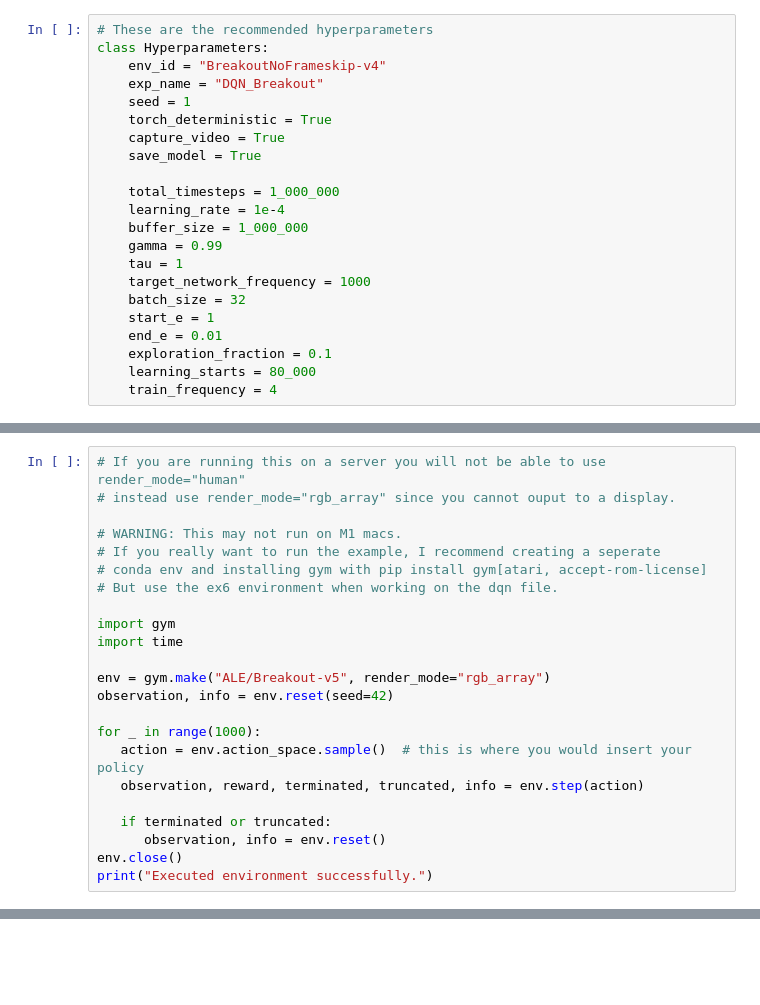
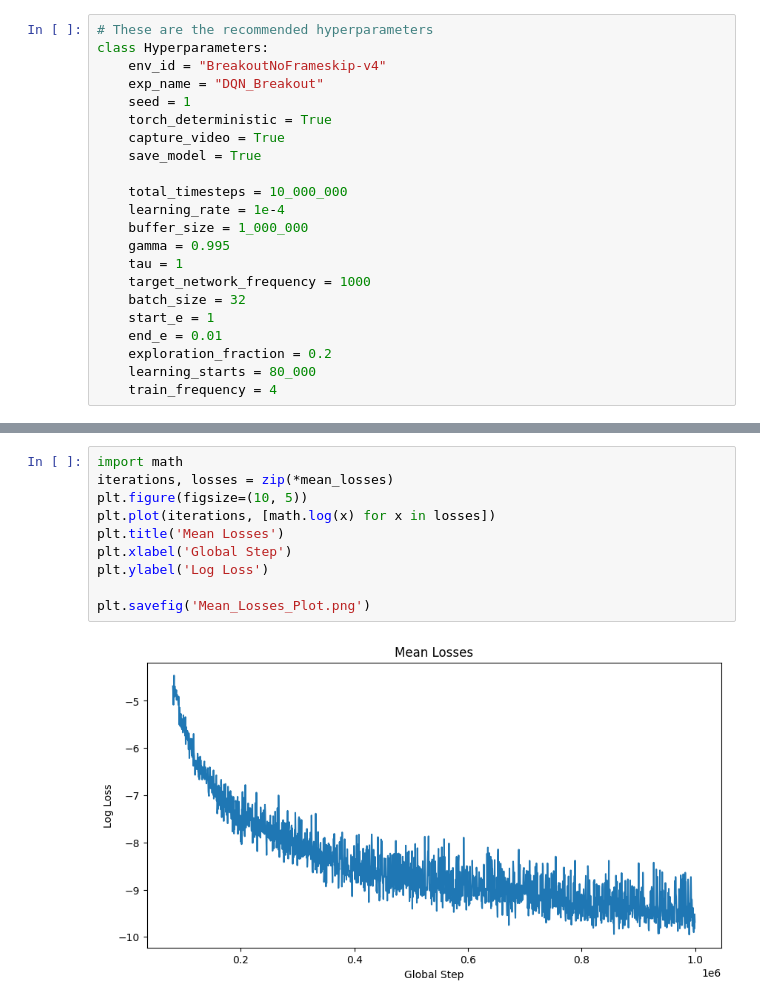
Before and after one commit to quadrater/D7047E, a Jupyter notebook: D4047E_Lab4_Task_4.ipynb, the cells around one changed output, grey strips where cells are left out. Cells and saved outputs as stored; diff of their text form; blank space fills up the shorter version.

```diff
--- a/D4047E_Lab4_Task_4.ipynb
+++ b/D4047E_Lab4_Task_4.ipynb
@@ -84,16 +33,16 @@ class Hyperparameters:
     capture_video = True
     save_model = True
 
-    total_timesteps = 1_000_000
+    total_timesteps = 10_000_000
     learning_rate = 1e-4
     buffer_size = 1_000_000
-    gamma = 0.99
+    gamma = 0.995
     tau = 1
     target_network_frequency = 1000
     batch_size = 32
     start_e = 1
     end_e = 0.01
-    exploration_fraction = 0.1
+    exploration_fraction = 0.2
     learning_starts = 80_000
     train_frequency = 4
 # %%
@@ -319,23 +123,0 @@ values=tensor([[[[0., 0., 0.,  ..., 0., 0., 0.],
-# %%
-# If you are running this on a server you will not be able to use render_mode="human"
-# instead use render_mode="rgb_array" since you cannot ouput to a display.
-
-# WARNING: This may not run on M1 macs.
-# If you really want to run the example, I recommend creating a seperate
-# conda env and installing gym with pip install gym[atari, accept-rom-license]
-# But use the ex6 environment when working on the dqn file.
-
-import gym
-import time
-
-env = gym.make("ALE/Breakout-v5", render_mode="rgb_array")
-observation, info = env.reset(seed=42)
-
-for _ in range(1000):
-   action = env.action_space.sample()  # this is where you would insert your policy
-   observation, reward, terminated, truncated, info = env.step(action)
-
-   if terminated or truncated:
-      observation, info = env.reset()
-env.close()
-print("Executed environment successfully.")
@@ -341,0 +301,12 @@ print("Executed environment successfully.")
+# %%
+import math
+iterations, losses = zip(*mean_losses)
+plt.figure(figsize=(10, 5))
+plt.plot(iterations, [math.log(x) for x in losses])
+plt.title('Mean Losses')
+plt.xlabel('Global Step')
+plt.ylabel('Log Loss')
+
+plt.savefig('Mean_Losses_Plot.png')
+# %% [output]
+[figure, added]
```
Also changed, not shown: parts of 8 cells of this notebook.
